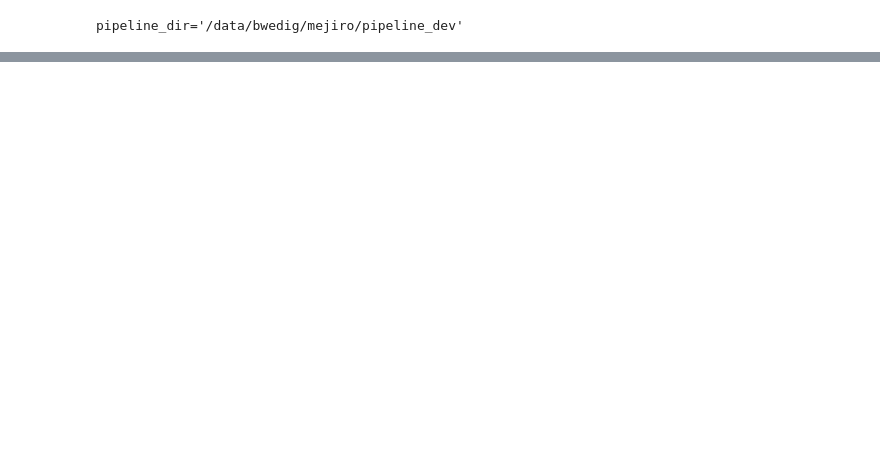
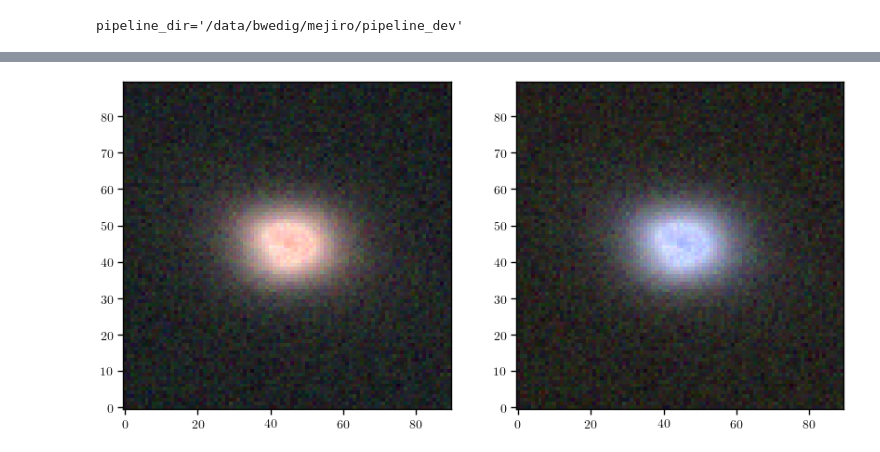
Before and after one commit to AstroMusers/mejiro, a Jupyter notebook: pipeline/view_results/view_lens_by_uid.ipynb, the cells around one changed output, grey strips where cells are left out. Drawn from its saved outputs; the diff is of its cells as text; code cells hidden in the pictures; blank space fills up the shorter version.

```diff
--- a/pipeline/view_results/view_lens_by_uid.ipynb
+++ b/pipeline/view_results/view_lens_by_uid.ipynb
@@ -64,10 +64,12 @@ pprint(lens.kwargs_lens_light_dict)
           'n_sersic': 4.0}}
 # %%
-lens = [l for l in all_lenses if l.uid == '00000478'][0]
+lens = [l for l in all_lenses if l.uid == '00000569'][0]
 
-_, f106, rgb_image = lens_util.get_sample(pipeline_dir, index=lens.uid, model=False, band='F106')
+_, f106, rgb_image = lens_util.get_sample(pipeline_dir, index=lens.uid, model=False, band='F106', rgb_bands=['F106', 'F087', 'F062'])
 
 _, ax = plt.subplots(1, 2, figsize=(10, 5))
 ax[0].imshow(f106)
 ax[1].imshow(rgb_image)
 plt.show()
+# %% [output]
+[figure, added]
```
Also changed, not shown: parts of 1 cell of this notebook, 6 other files.
